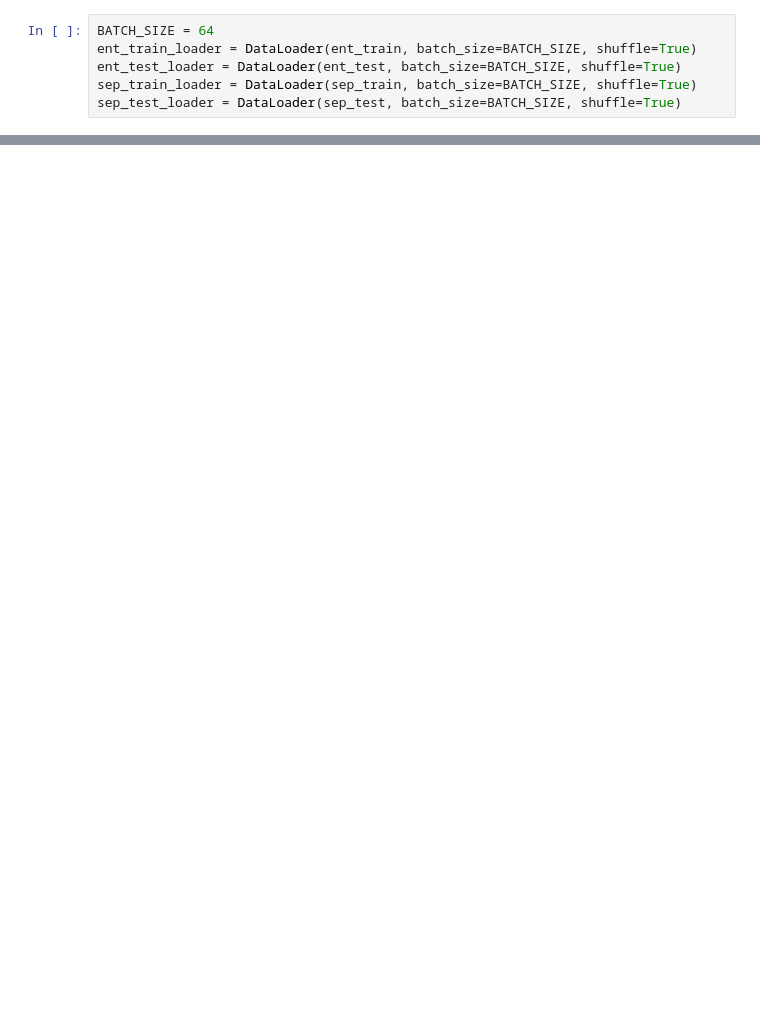
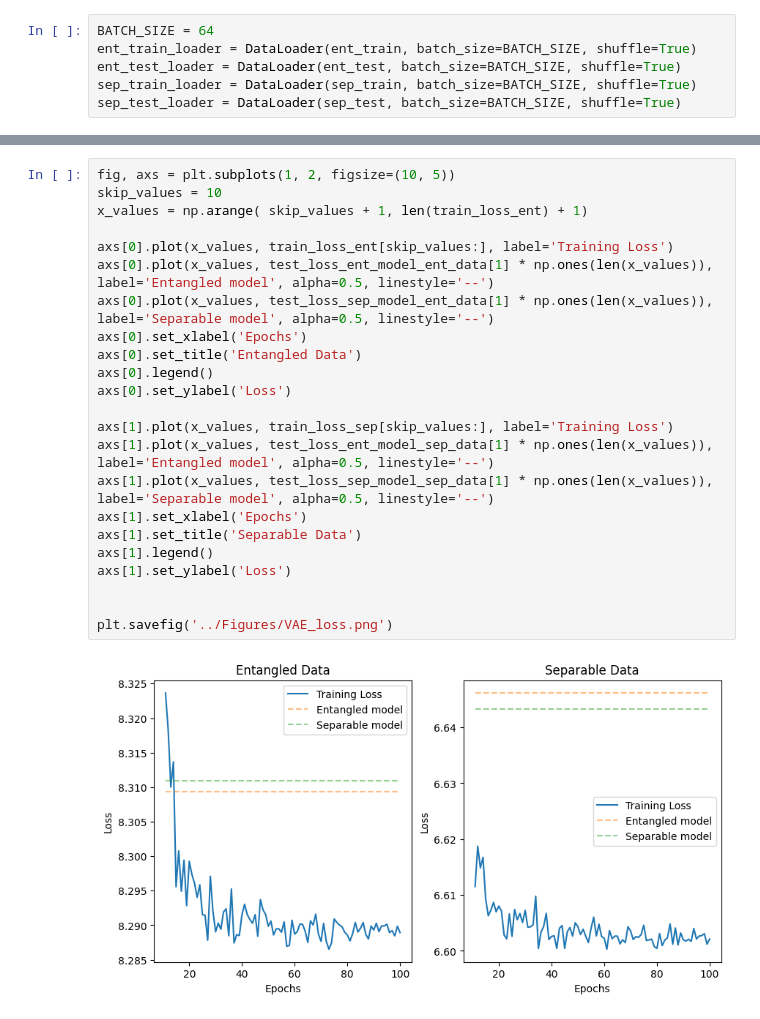
Before and after one commit to LisaDaVinchie/adv-ml_FinalProject, a Jupyter notebook: Code/autoencoder_test_fc.ipynb, the cells around one changed output, grey strips where cells are left out. Drawn from its saved outputs; the diff is of its cells as text; blank space fills up the shorter version.

```diff
--- a/Code/autoencoder_test_fc.ipynb
+++ b/Code/autoencoder_test_fc.ipynb
@@ -249,0 +299,25 @@ plt.legend()
+# %%
+fig, axs = plt.subplots(1, 2, figsize=(10, 5))
+skip_values = 10
+x_values = np.arange( skip_values + 1, len(train_loss_ent) + 1)
+
+axs[0].plot(x_values, train_loss_ent[skip_values:], label='Training Loss')
+axs[0].plot(x_values, test_loss_ent_model_ent_data[1] * np.ones(len(x_values)), label='Entangled model', alpha=0.5, linestyle='--')
+axs[0].plot(x_values, test_loss_sep_model_ent_data[1] * np.ones(len(x_values)), label='Separable model', alpha=0.5, linestyle='--')
+axs[0].set_xlabel('Epochs')
+axs[0].set_title('Entangled Data')
+axs[0].legend()
+axs[0].set_ylabel('Loss')
+
+axs[1].plot(x_values, train_loss_sep[skip_values:], label='Training Loss')
+axs[1].plot(x_values, test_loss_ent_model_sep_data[1] * np.ones(len(x_values)), label='Entangled model', alpha=0.5, linestyle='--')
+axs[1].plot(x_values, test_loss_sep_model_sep_data[1] * np.ones(len(x_values)), label='Separable model', alpha=0.5, linestyle='--')
+axs[1].set_xlabel('Epochs')
+axs[1].set_title('Separable Data')
+axs[1].legend()
+axs[1].set_ylabel('Loss')
+
+
+plt.savefig('../Figures/VAE_loss.png')
+# %% [output]
+[figure, added]
```
Also changed, not shown: parts of 26 cells of this notebook, 15 other files.
